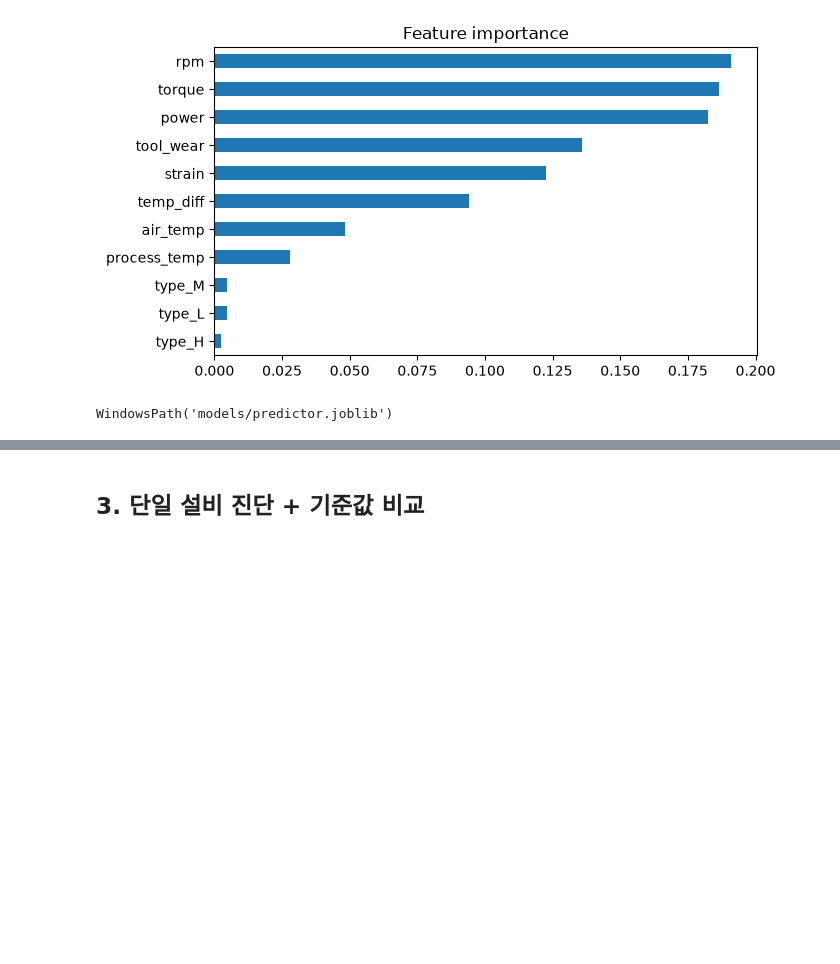
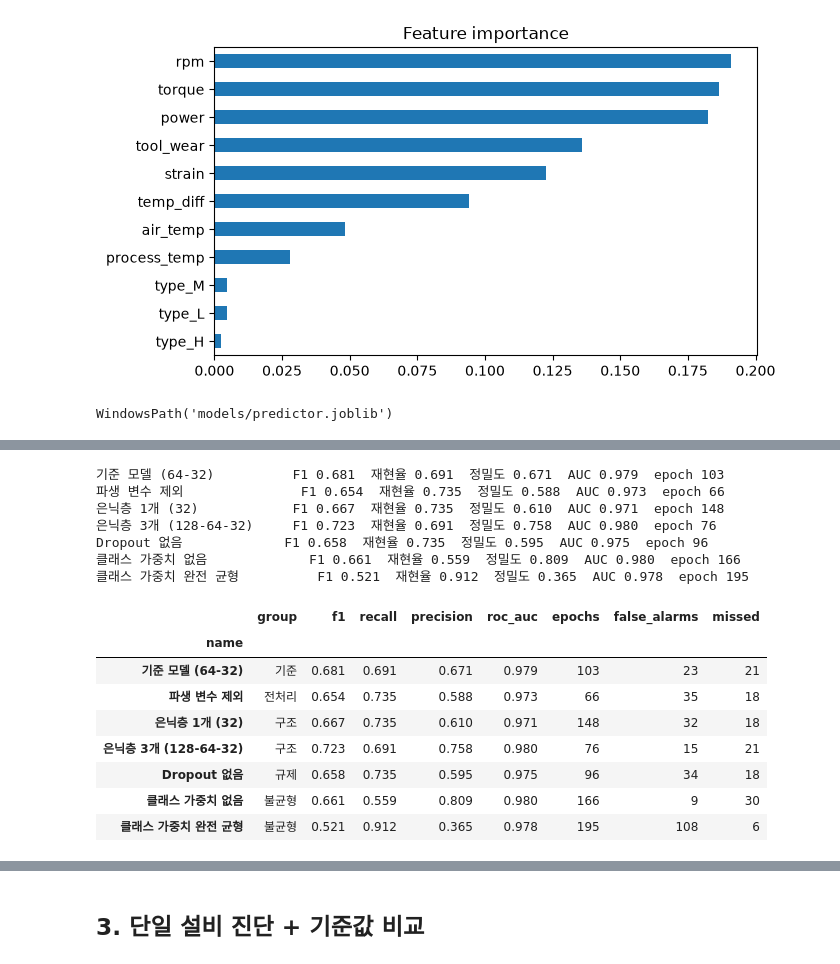
Before and after one commit to yzihun0123/predictive-maintenance-llm, a Jupyter notebook: main.ipynb, the cells around one changed output, grey strips where cells are left out. Drawn from its saved outputs; the diff is of its cells as text; code cells hidden in the pictures; blank space fills up the shorter version.

```diff
--- a/main.ipynb
+++ b/main.ipynb
@@ -112,0 +121,27 @@ WindowsPath('models/predictor.joblib')
+# %%
+import pandas as pd
+import matplotlib.pyplot as plt
+from src.data_loader import AI4IDataLoader
+from src.dl_experiment import DLExperiment
+
+X_train, X_test, y_train, y_test, _, _ = AI4IDataLoader().split()
+exp = DLExperiment()
+exp_df = pd.DataFrame(exp.run(X_train, X_test, y_train, y_test)).set_index("name")
+exp_df.round(3)
+# %% [output]
+기준 모델 (64-32)          F1 0.681  재현율 0.691  정밀도 0.671  AUC 0.979  epoch 103
+파생 변수 제외               F1 0.654  재현율 0.735  정밀도 0.588  AUC 0.973  epoch 66
+은닉층 1개 (32)            F1 0.667  재현율 0.735  정밀도 0.610  AUC 0.971  epoch 148
+은닉층 3개 (128-64-32)     F1 0.723  재현율 0.691  정밀도 0.758  AUC 0.980  epoch 76
+Dropout 없음             F1 0.658  재현율 0.735  정밀도 0.595  AUC 0.975  epoch 96
+클래스 가중치 없음             F1 0.661  재현율 0.559  정밀도 0.809  AUC 0.980  epoch 166
+클래스 가중치 완전 균형          F1 0.521  재현율 0.912  정밀도 0.365  AUC 0.978  epoch 195
+|  | group | f1 | recall | precision | roc_auc | epochs | false_alarms | missed |
+| name |  |  |  |  |  |  |  |  |
+| 기준 모델 (64-32) | 기준 | 0.681 | 0.691 | 0.671 | 0.979 | 103 | 23 | 21 |
+| 파생 변수 제외 | 전처리 | 0.654 | 0.735 | 0.588 | 0.973 | 66 | 35 | 18 |
+| 은닉층 1개 (32) | 구조 | 0.667 | 0.735 | 0.610 | 0.971 | 148 | 32 | 18 |
+| 은닉층 3개 (128-64-32) | 구조 | 0.723 | 0.691 | 0.758 | 0.980 | 76 | 15 | 21 |
+| Dropout 없음 | 규제 | 0.658 | 0.735 | 0.595 | 0.975 | 96 | 34 | 18 |
+| 클래스 가중치 없음 | 불균형 | 0.661 | 0.559 | 0.809 | 0.980 | 166 | 9 | 30 |
+| 클래스 가중치 완전 균형 | 불균형 | 0.521 | 0.912 | 0.365 | 0.978 | 195 | 108 | 6 |
```
Also changed, not shown: parts of 3 cells of this notebook, 7 other files.
